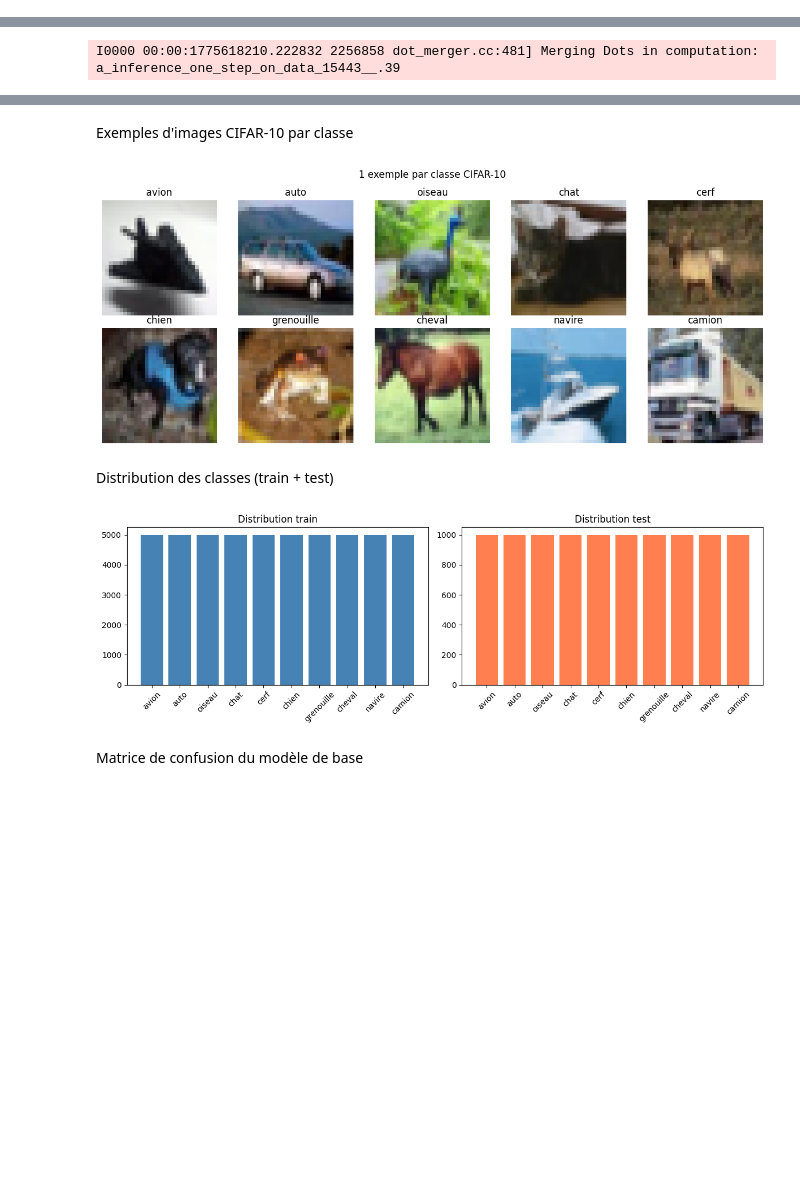
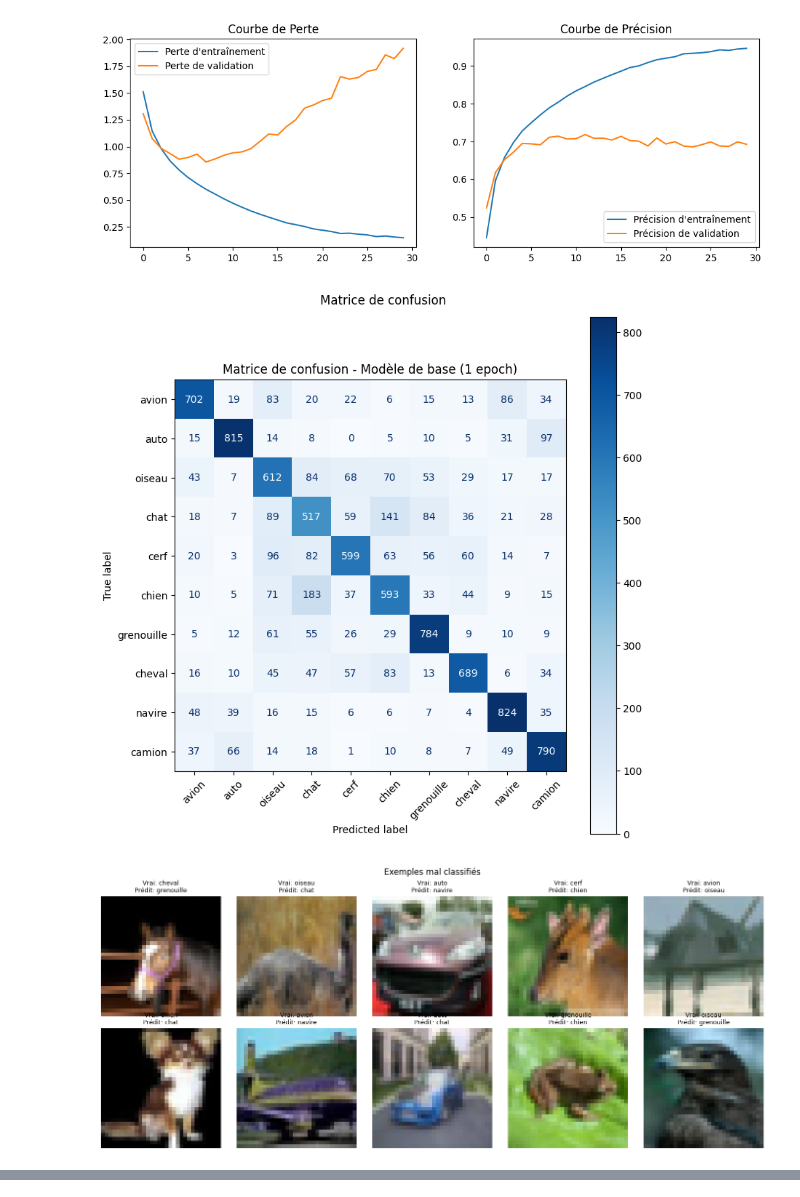
Before and after one commit to UQO-ML/concept-stat-projet-1, a Jupyter notebook: Devoir partie 2/DEVOIR Partie 2.ipynb, the cells around one changed output, grey strips where cells are left out. Cells and saved outputs as stored; diff of their text form; code cells hidden in the pictures; blank space fills up the shorter version.

```diff
--- a/Devoir partie 2/DEVOIR Partie 2.ipynb
+++ b/Devoir partie 2/DEVOIR Partie 2.ipynb
@@ -43,23 +67,15 @@ ModuleNotFoundError: No module named 'visualization'
 # %%
-
-# Notebook  : Réseaux de Neurones Convolutionnels (CNN) pour la Classification d’Images
-
-
-
-# Charger le dataset CIFAR-10
-(x_train, y_train), (x_test, y_test) = keras.datasets.cifar10.load_data()
-
-# Normalisation des images
-x_train, x_test = x_train / 255.0, x_test / 255.0
-
-# Définition du modèle CNN
+# Définition du modèle CNN de base
 model = keras.Sequential([
     layers.Conv2D(32, kernel_size=(3, 3), activation='relu', input_shape=(32, 32, 3)),
     layers.MaxPooling2D(pool_size=(2, 2)),
+
     layers.Conv2D(64, kernel_size=(3, 3), activation='relu'),
     layers.MaxPooling2D(pool_size=(2, 2)),
+
     layers.Conv2D(128, kernel_size=(3, 3), activation='relu'),
     layers.MaxPooling2D(pool_size=(2, 2)),
+
     layers.Flatten(),
     layers.Dense(128, activation='relu'),
     layers.Dense(10, activation='softmax')
@@ -71,7 +87,7 @@ model.compile(optimizer='adam',
               metrics=['accuracy'])
 
 # Entraînement rapide pour test (les étudiants complèteront)
-model.fit(x_train, y_train, epochs=1, batch_size=32, validation_data=(x_test, y_test))
+history_fit = model.fit(x_train, y_train, epochs=30, batch_size=32, validation_data=(x_test, y_test))
 
 # Évaluation du modèle
 test_loss, test_acc = model.evaluate(x_test, y_test, verbose=2)
@@ -79,8 +95,16 @@ print(f'Précision sur l’ensemble de test : {test_acc:.4f}')
 
 # Prediciton Basique
 y_pred = model.predict(x_test).argmax(axis=1)
-
 y_proba = model.predict(x_test)
 
-# Question pour expérimenter l'Apprentissage par Transfert
+# Courbes d'apprentissage
+learning_curve(history_fit)
+# Matrice de confusion du modèle de base
+confusion_matrices(y_pred, y_test)
+# Exemples d\'erreurs de classification
+classification_error_samples(y_pred, x_test, y_test)
+# Confiance du modèle sur les erreurs
+error_confidence(y_proba, y_pred, y_test)
+del y_proba, y_pred, history_fit, model
+gc.collect()
 # %% [output]
@@ -87,0 +128,3 @@ I0000 00:00:1775618208.496616 2256862 dot_merger.cc:481] Merging Dots in computa
+[figure, added]
+[figure, added]
+[figure, added]
@@ -89 +132,0 @@ I0000 00:00:1775618208.496616 2256862 dot_merger.cc:481] Merging Dots in computa
-I0000 00:00:1775618210.222832 2256858 dot_merger.cc:481] Merging Dots in computation: a_inference_one_step_on_data_15443__.39
@@ -93,29 +132,0 @@ Précision sur l’ensemble de test : 0.5638
-# %% [markdown]
-Exemples d'images CIFAR-10 par classe
-# %%
-image_sample_by_class(x_train, y_train)
-distribution(y_train, y_test)
-confusion_matrices(y_pred, y_test)
-classification_error_examples(y_pred, x_test, y_test)
-error_confidence(y_proba, y_pred, y_test)
-# %% [output]
-[figure, removed]
-# %% [markdown]
-Distribution des classes (train + test)
-# %%
-fig, (ax1, ax2) = plt.subplots(1, 2, figsize=(12, 4))
-
-ax1.bar(CLASS_NAMES, np.bincount(y_train.flatten()), color='steelblue')
-ax1.set_title("Distribution train")
-ax1.tick_params(axis='x', rotation=45)
-
-ax2.bar(CLASS_NAMES, np.bincount(y_test.flatten()), color='coral')
-ax2.set_title("Distribution test")
-ax2.tick_params(axis='x', rotation=45)
-
-plt.tight_layout()
-plt.show()
-# %% [output]
-[figure, removed]
-# %% [markdown]
-Matrice de confusion du modèle de base
```
Also changed, not shown: parts of 20 cells of this notebook, 7 other files.
